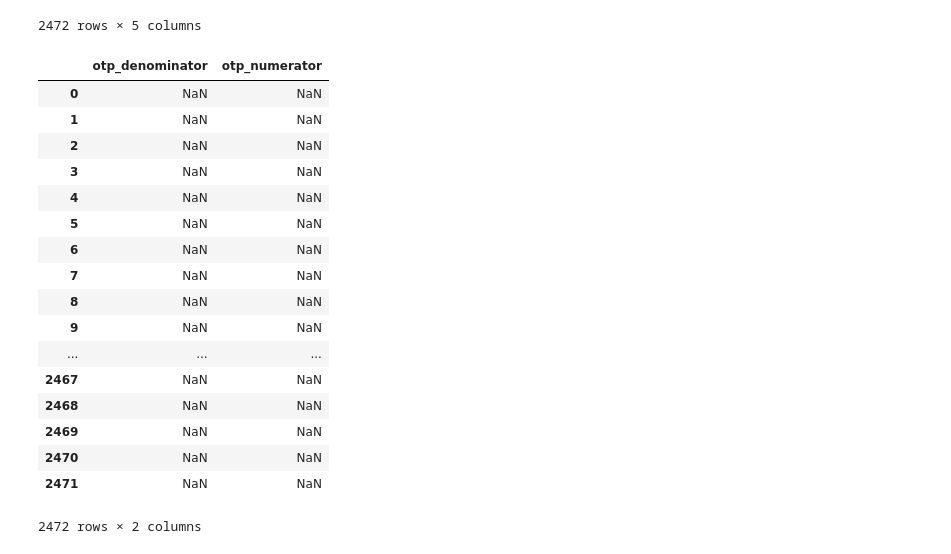
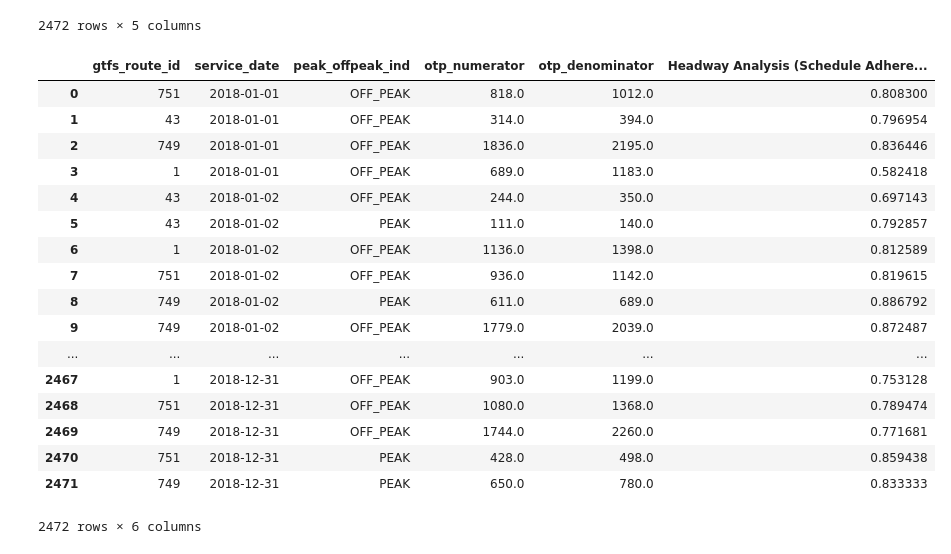
Before and after one commit to Northeastern-DS-4200-F19/project-team-6-buses, a Jupyter notebook: data/OTPDataGrab.ipynb, the cells around one changed output. Cells and saved outputs as stored; diff of their text form; code cells hidden in the pictures.

```diff
--- a/data/OTPDataGrab.ipynb
+++ b/data/OTPDataGrab.ipynb
@@ -72,24 +72,25 @@ frameFinal
 2472 rows × 5 columns
 # %%
 OTP_for_the_day = frameFinal["otp_numerator"]/frameFinal["otp_denominator"]
-frameFinal["Headway Analysis (sc) Score"]
+frameFinal["Headway Analysis (Schedule Adherence) Score"]= OTP_for_the_day
+frameFinal
 # %% [output]
-|  | otp_denominator | otp_numerator |
-| 0 | NaN | NaN |
-| 1 | NaN | NaN |
-| 2 | NaN | NaN |
-| 3 | NaN | NaN |
-| 4 | NaN | NaN |
-| 5 | NaN | NaN |
-| 6 | NaN | NaN |
-| 7 | NaN | NaN |
-| 8 | NaN | NaN |
-| 9 | NaN | NaN |
-| ... | ... | ... |
-| 2467 | NaN | NaN |
-| 2468 | NaN | NaN |
-| 2469 | NaN | NaN |
-| 2470 | NaN | NaN |
-| 2471 | NaN | NaN |
+|  | gtfs_route_id | service_date | peak_offpeak_ind | otp_numerator | otp_denominator | Headway Analysis (Schedule Adhere... |
+| 0 | 751 | 2018-01-01 | OFF_PEAK | 818.0 | 1012.0 | 0.808300 |
+| 1 | 43 | 2018-01-01 | OFF_PEAK | 314.0 | 394.0 | 0.796954 |
+| 2 | 749 | 2018-01-01 | OFF_PEAK | 1836.0 | 2195.0 | 0.836446 |
+| 3 | 1 | 2018-01-01 | OFF_PEAK | 689.0 | 1183.0 | 0.582418 |
+| 4 | 43 | 2018-01-02 | OFF_PEAK | 244.0 | 350.0 | 0.697143 |
+| 5 | 43 | 2018-01-02 | PEAK | 111.0 | 140.0 | 0.792857 |
+| 6 | 1 | 2018-01-02 | OFF_PEAK | 1136.0 | 1398.0 | 0.812589 |
+| 7 | 751 | 2018-01-02 | OFF_PEAK | 936.0 | 1142.0 | 0.819615 |
+| 8 | 749 | 2018-01-02 | PEAK | 611.0 | 689.0 | 0.886792 |
+| 9 | 749 | 2018-01-02 | OFF_PEAK | 1779.0 | 2039.0 | 0.872487 |
+| ... | ... | ... | ... | ... | ... | ... |
+| 2467 | 1 | 2018-12-31 | OFF_PEAK | 903.0 | 1199.0 | 0.753128 |
+| 2468 | 751 | 2018-12-31 | OFF_PEAK | 1080.0 | 1368.0 | 0.789474 |
+| 2469 | 749 | 2018-12-31 | OFF_PEAK | 1744.0 | 2260.0 | 0.771681 |
+| 2470 | 751 | 2018-12-31 | PEAK | 428.0 | 498.0 | 0.859438 |
+| 2471 | 749 | 2018-12-31 | PEAK | 650.0 | 780.0 | 0.833333 |
-2472 rows × 2 columns
+2472 rows × 6 columns
 # %%
```
Also changed, not shown: parts of 1 cell of this notebook, 2 other files.
